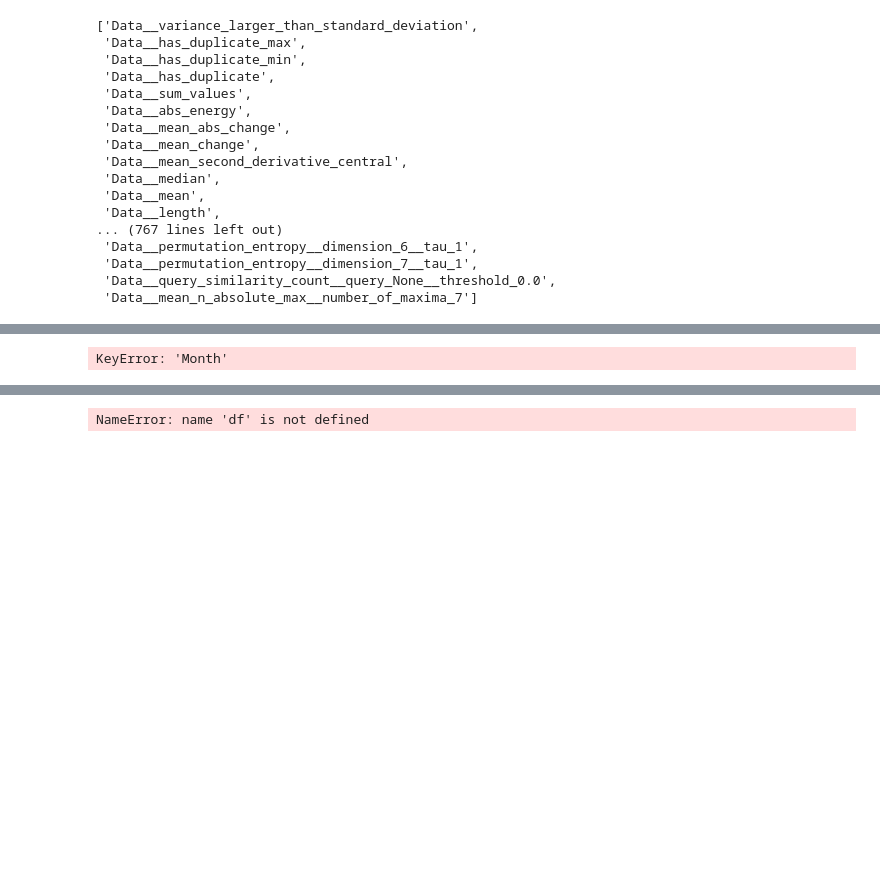
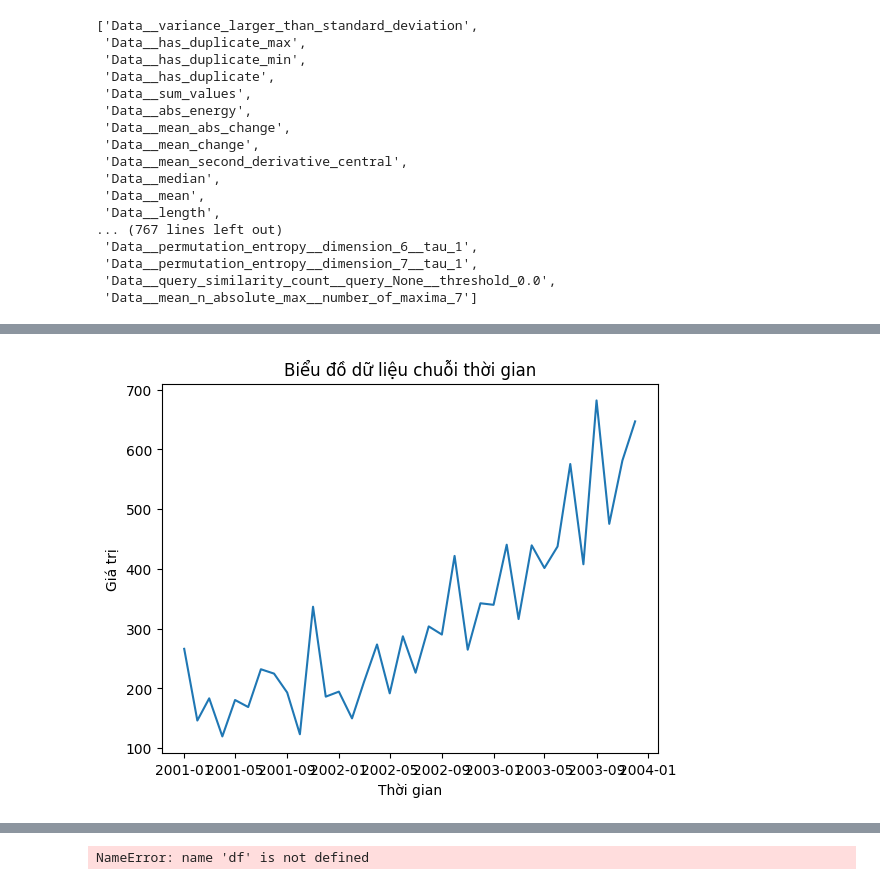
Before and after one commit to duyy1805/DoAn1, a Jupyter notebook: server/core/DataVisualization.ipynb, the cells around one changed output, grey strips where cells are left out. Drawn from its saved outputs; the diff is of its cells as text; code cells hidden in the pictures; blank space fills up the shorter version.

```diff
--- a/server/core/DataVisualization.ipynb
+++ b/server/core/DataVisualization.ipynb
@@ -97,12 +139,12 @@ Duy    13916.0
 Name: Data__maximum, dtype: float64
 # %%
-plt.plot(values['Month'],values['Data'])
+plt.plot(values['Time'],values['Data'])
 plt.title('Biểu đồ dữ liệu chuỗi thời gian')
 plt.xlabel('Thời gian')
 plt.ylabel('Giá trị')
 plt.show()
 # %% [output]
-KeyError: 'Month'
+[figure, added]
 # %%
 values.plot(subplots=True, figsize=(10, 12))
 # %% [output]
```
Also changed, not shown: parts of 16 cells of this notebook, 7 other files.
